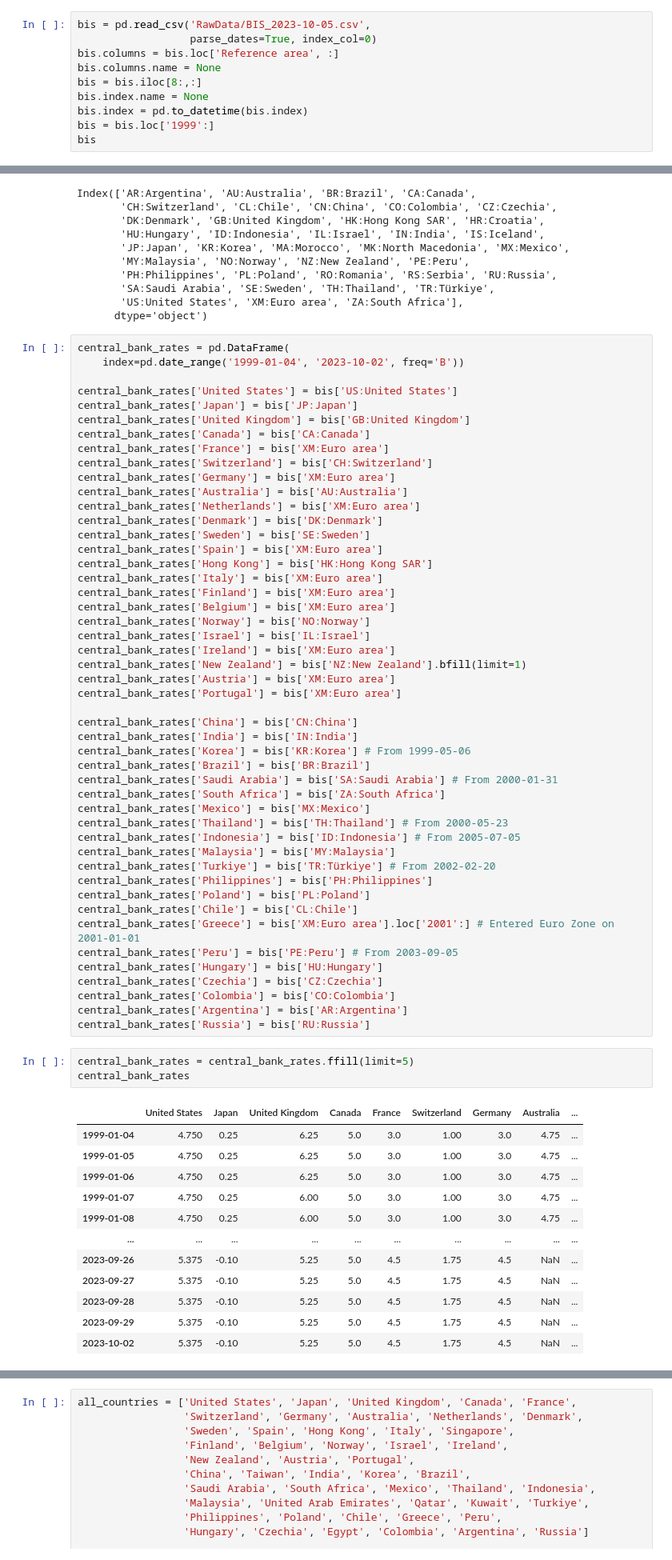
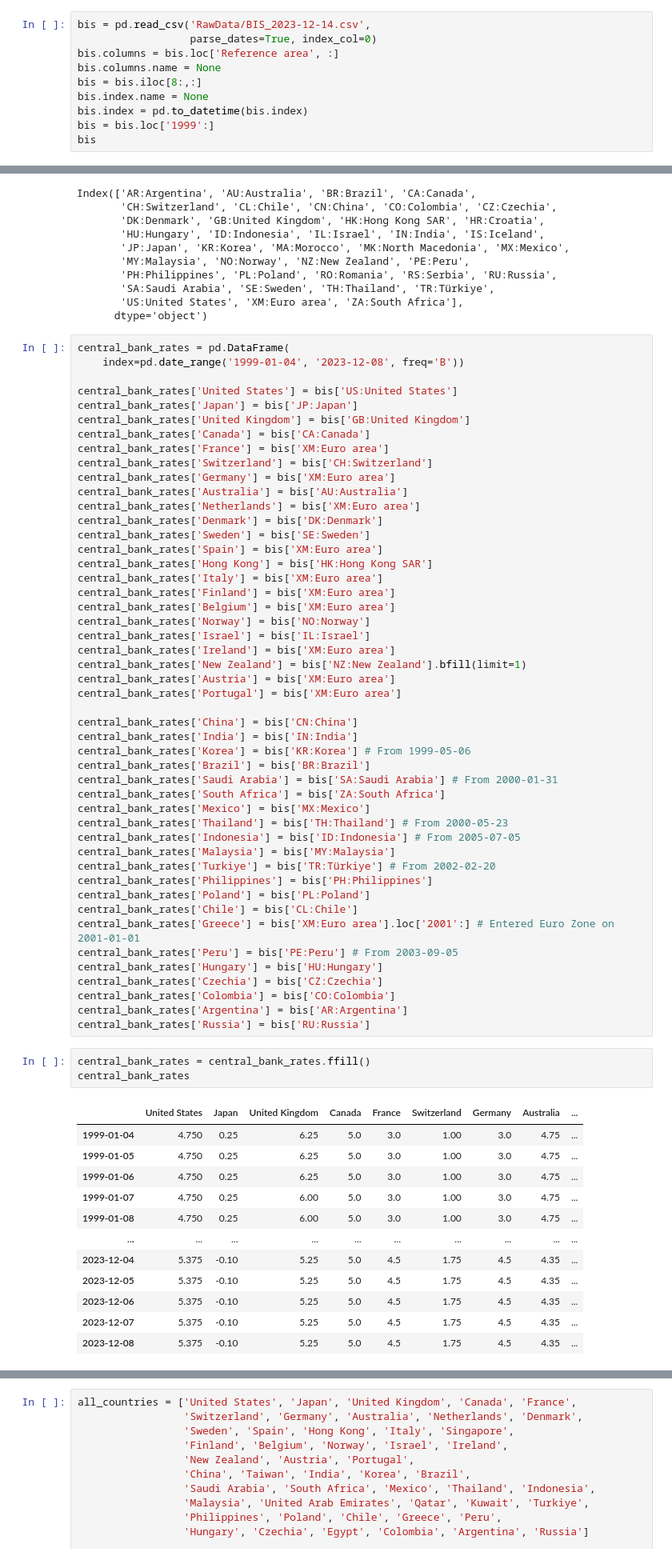
Before and after one commit to lharazin/TFM, a Jupyter notebook: Data/BIS_CentralBankRates/Central_Bank_Rates.ipynb, the cells around one changed output, grey strips where cells are left out. Shown at 80% size. Saved outputs shown, nothing was run; the diff lists cells and outputs as text.

```diff
--- a/Data/BIS_CentralBankRates/Central_Bank_Rates.ipynb
+++ b/Data/BIS_CentralBankRates/Central_Bank_Rates.ipynb
@@ -7,5 +9,5 @@ https://www.bis.org/statistics/cbpol.htm
 # %%
-bis = pd.read_csv('RawData/BIS_2023-10-05.csv',
+bis = pd.read_csv('RawData/BIS_2023-12-14.csv',
                   parse_dates=True, index_col=0)
 bis.columns = bis.loc['Reference area', :]
 bis.columns.name = None
@@ -43,7 +45,7 @@ Index(['AR:Argentina', 'AU:Australia', 'BR:Brazil', 'CA:Canada',
       dtype='object')
 # %%
 central_bank_rates = pd.DataFrame(
-    index=pd.date_range('1999-01-04', '2023-10-02', freq='B'))
+    index=pd.date_range('1999-01-04', '2023-12-08', freq='B'))
 
 central_bank_rates['United States'] = bis['US:United States']
 central_bank_rates['Japan'] = bis['JP:Japan']
@@ -90,18 +92,18 @@ central_bank_rates['Colombia'] = bis['CO:Colombia']
 central_bank_rates['Argentina'] = bis['AR:Argentina']
 central_bank_rates['Russia'] = bis['RU:Russia']
 # %%
-central_bank_rates = central_bank_rates.ffill(limit=5)
+central_bank_rates = central_bank_rates.ffill()
 central_bank_rates
 # %% [output]
 |  | United States | Japan | United Kingdom | Canada | France | Switzerland | Germany | Australia | ... |
 | 1999-01-04 | 4.750 | 0.25 | 6.25 | 5.0 | 3.0 | 1.00 | 3.0 | 4.75 | ... |
 | 1999-01-05 | 4.750 | 0.25 | 6.25 | 5.0 | 3.0 | 1.00 | 3.0 | 4.75 | ... |
 | 1999-01-06 | 4.750 | 0.25 | 6.25 | 5.0 | 3.0 | 1.00 | 3.0 | 4.75 | ... |
 | 1999-01-07 | 4.750 | 0.25 | 6.00 | 5.0 | 3.0 | 1.00 | 3.0 | 4.75 | ... |
 | 1999-01-08 | 4.750 | 0.25 | 6.00 | 5.0 | 3.0 | 1.00 | 3.0 | 4.75 | ... |
 | ... | ... | ... | ... | ... | ... | ... | ... | ... | ... |
-| 2023-09-26 | 5.375 | -0.10 | 5.25 | 5.0 | 4.5 | 1.75 | 4.5 | NaN | ... |
-| 2023-09-27 | 5.375 | -0.10 | 5.25 | 5.0 | 4.5 | 1.75 | 4.5 | NaN | ... |
-| 2023-09-28 | 5.375 | -0.10 | 5.25 | 5.0 | 4.5 | 1.75 | 4.5 | NaN | ... |
-| 2023-09-29 | 5.375 | -0.10 | 5.25 | 5.0 | 4.5 | 1.75 | 4.5 | NaN | ... |
-| 2023-10-02 | 5.375 | -0.10 | 5.25 | 5.0 | 4.5 | 1.75 | 4.5 | NaN | ... |
+| 2023-12-04 | 5.375 | -0.10 | 5.25 | 5.0 | 4.5 | 1.75 | 4.5 | 4.35 | ... |
+| 2023-12-05 | 5.375 | -0.10 | 5.25 | 5.0 | 4.5 | 1.75 | 4.5 | 4.35 | ... |
+| 2023-12-06 | 5.375 | -0.10 | 5.25 | 5.0 | 4.5 | 1.75 | 4.5 | 4.35 | ... |
+| 2023-12-07 | 5.375 | -0.10 | 5.25 | 5.0 | 4.5 | 1.75 | 4.5 | 4.35 | ... |
+| 2023-12-08 | 5.375 | -0.10 | 5.25 | 5.0 | 4.5 | 1.75 | 4.5 | 4.35 | ... |
```
Also changed, not shown: parts of 7 cells of this notebook, 5 other files.
